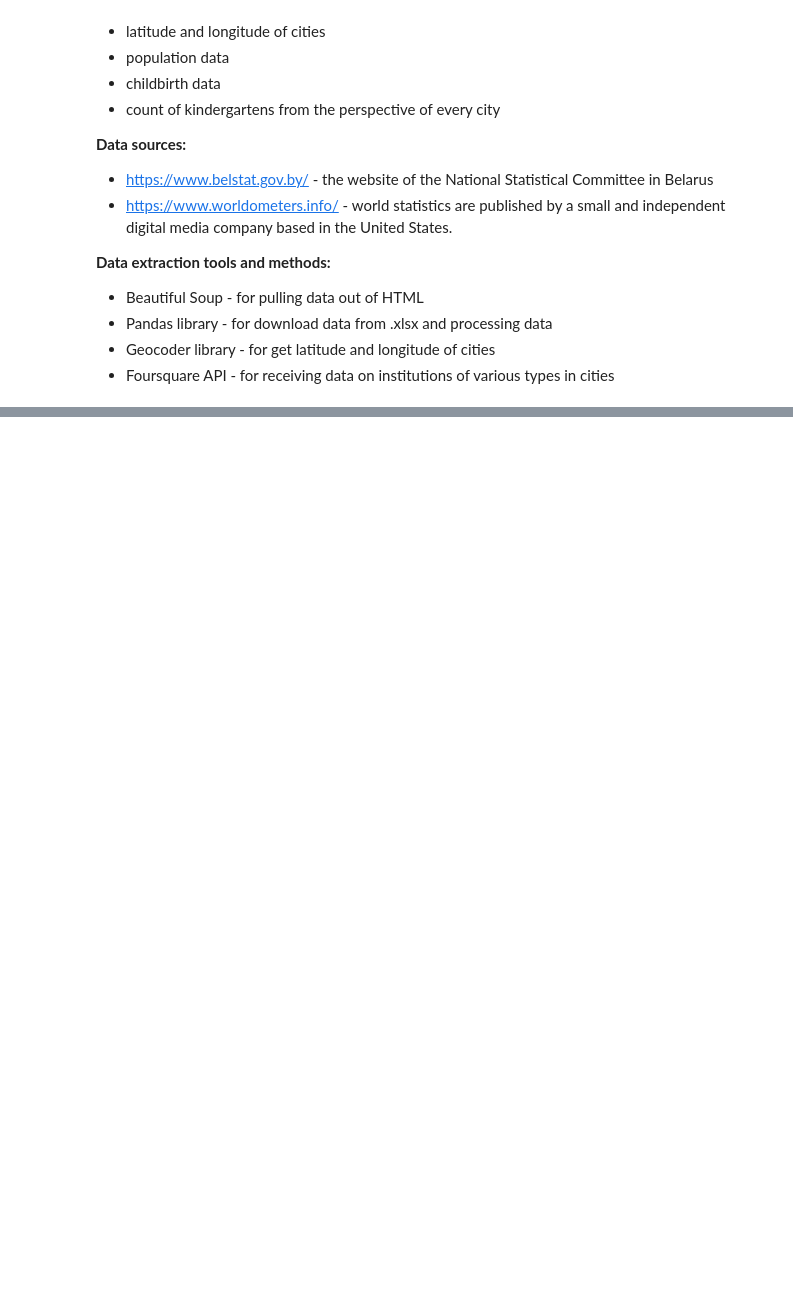
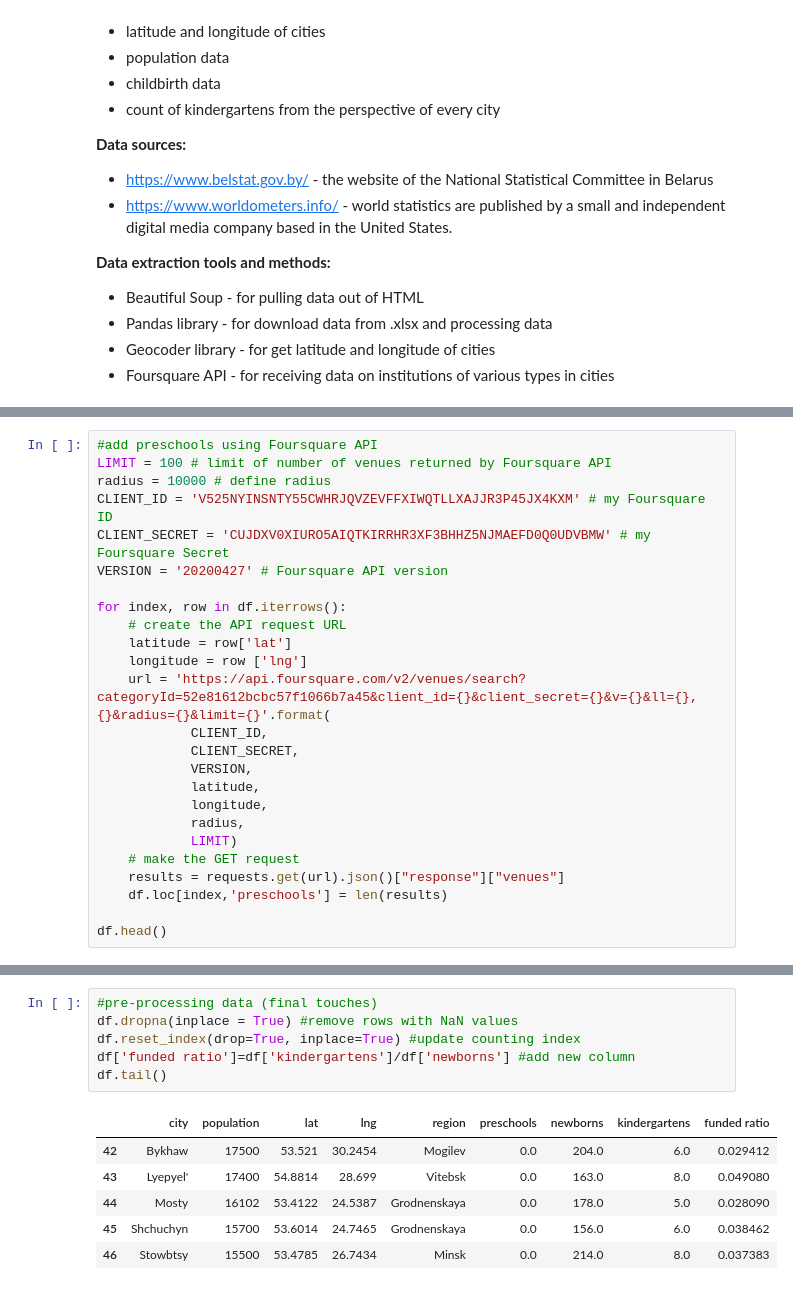
Before and after one commit to VerbenaDemissa/Coursera_Capstone, a Jupyter notebook: Pre-primary Education in Belarus.ipynb, the cells around one changed output, grey strips where cells are left out. Saved outputs shown, nothing was run; the diff lists cells and outputs as text; blank space fills up the shorter version.

```diff
--- a/Pre-primary Education in Belarus.ipynb
+++ b/Pre-primary Education in Belarus.ipynb
@@ -80,0 +232,25 @@ To solve the problem we need the following data:
+# %%
+#add preschools using Foursquare API
+LIMIT = 100 # limit of number of venues returned by Foursquare API
+radius = 10000 # define radius
+CLIENT_ID = 'V525NYINSNTY55CWHRJQVZEVFFXIWQTLLXAJJR3P45JX4KXM' # my Foursquare ID
+CLIENT_SECRET = 'CUJDXV0XIURO5AIQTKIRRHR3XF3BHHZ5NJMAEFD0Q0UDVBMW' # my Foursquare Secret
+VERSION = '20200427' # Foursquare API version
+
+for index, row in df.iterrows():
+    # create the API request URL
+    latitude = row['lat']
+    longitude = row ['lng']
+    url = 'https://api.foursquare.com/v2/venues/search?categoryId=52e81612bcbc57f1066b7a45&client_id={}&client_secret={}&v={}&ll={},{}&radius={}&limit={}'.format(
+            CLIENT_ID,
+            CLIENT_SECRET,
+            VERSION,
+            latitude,
+            longitude,
+            radius,
+            LIMIT)
+    # make the GET request
+    results = requests.get(url).json()["response"]["venues"]
+    df.loc[index,'preschools'] = len(results)
+
+df.head()
@@ -80,0 +276,13 @@ To solve the problem we need the following data:
+# %%
+#pre-processing data (final touches)
+df.dropna(inplace = True) #remove rows with NaN values
+df.reset_index(drop=True, inplace=True) #update counting index
+df['funded ratio']=df['kindergartens']/df['newborns'] #add new column
+df.tail()
+# %% [output]
+|  | city | population | lat | lng | region | preschools | newborns | kindergartens | funded ratio |
+| 42 | Bykhaw | 17500 | 53.521 | 30.2454 | Mogilev | 0.0 | 204.0 | 6.0 | 0.029412 |
+| 43 | Lyepyel' | 17400 | 54.8814 | 28.699 | Vitebsk | 0.0 | 163.0 | 8.0 | 0.049080 |
+| 44 | Mosty | 16102 | 53.4122 | 24.5387 | Grodnenskaya | 0.0 | 178.0 | 5.0 | 0.028090 |
+| 45 | Shchuchyn | 15700 | 53.6014 | 24.7465 | Grodnenskaya | 0.0 | 156.0 | 6.0 | 0.038462 |
+| 46 | Stowbtsy | 15500 | 53.4785 | 26.7434 | Minsk | 0.0 | 214.0 | 8.0 | 0.037383 |
```
Also changed, not shown: parts of 21 cells of this notebook, 1 other file.
